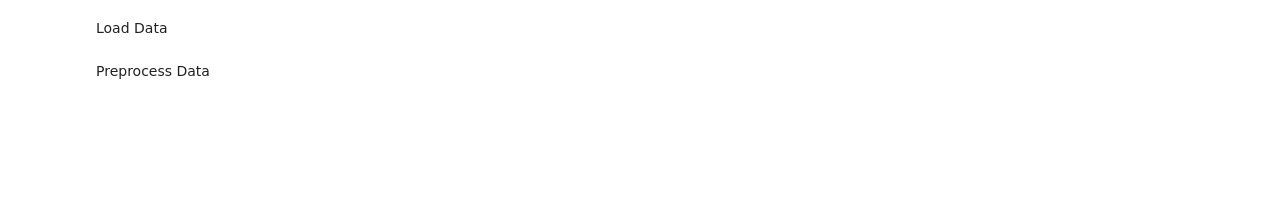
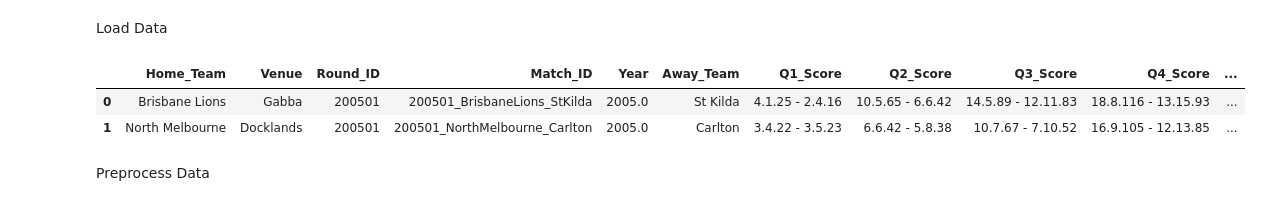
Before and after one commit to ciaran-grant/afl-total-points-model, a Jupyter notebook: notebooks/model_hyperparameter_tuning.ipynb, the cells around one changed output. Saved outputs shown, nothing was run; the diff lists cells and outputs as text; code cells hidden in the pictures; blank space fills up the shorter version.

```diff
--- a/notebooks/model_hyperparameter_tuning.ipynb
+++ b/notebooks/model_hyperparameter_tuning.ipynb
@@ -28,2 +27,9 @@ afl_data = afl_data.rename(columns = {'Total Game Score':'Total_Game_Score'})
+# %%
+afl_data = pd.read_csv(raw_data_file_path)
+afl_data.head(2)
+# %% [output]
+|  | Home_Team | Venue | Round_ID | Match_ID | Year | Away_Team | Q1_Score | Q2_Score | Q3_Score | Q4_Score | ... |
+| 0 | Brisbane Lions | Gabba | 200501 | 200501_BrisbaneLions_StKilda | 2005.0 | St Kilda | 4.1.25 - 2.4.16 | 10.5.65 - 6.6.42 | 14.5.89 - 12.11.83 | 18.8.116 - 13.15.93 | ... |
+| 1 | North Melbourne | Docklands | 200501 | 200501_NorthMelbourne_Carlton | 2005.0 | Carlton | 3.4.22 - 3.5.23 | 6.6.42 - 5.8.38 | 10.7.67 - 7.10.52 | 16.9.105 - 12.13.85 | ... |
 # %%
 training_data = afl_data[afl_data['ModellingFilter']]
```
Also changed, not shown: parts of 19 cells of this notebook, 3 other files.
